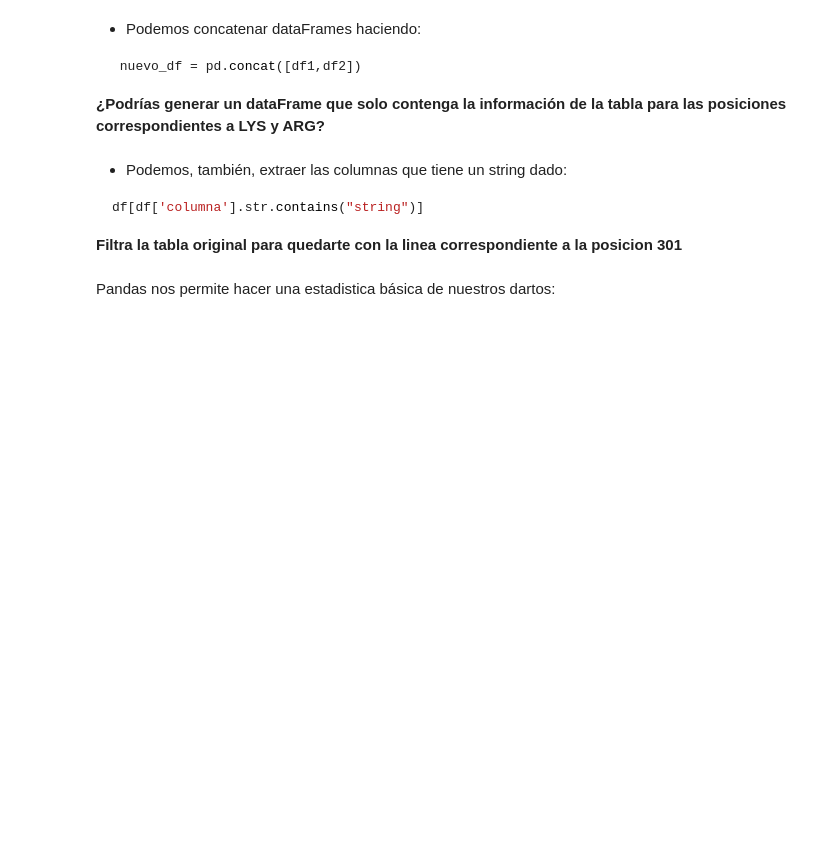
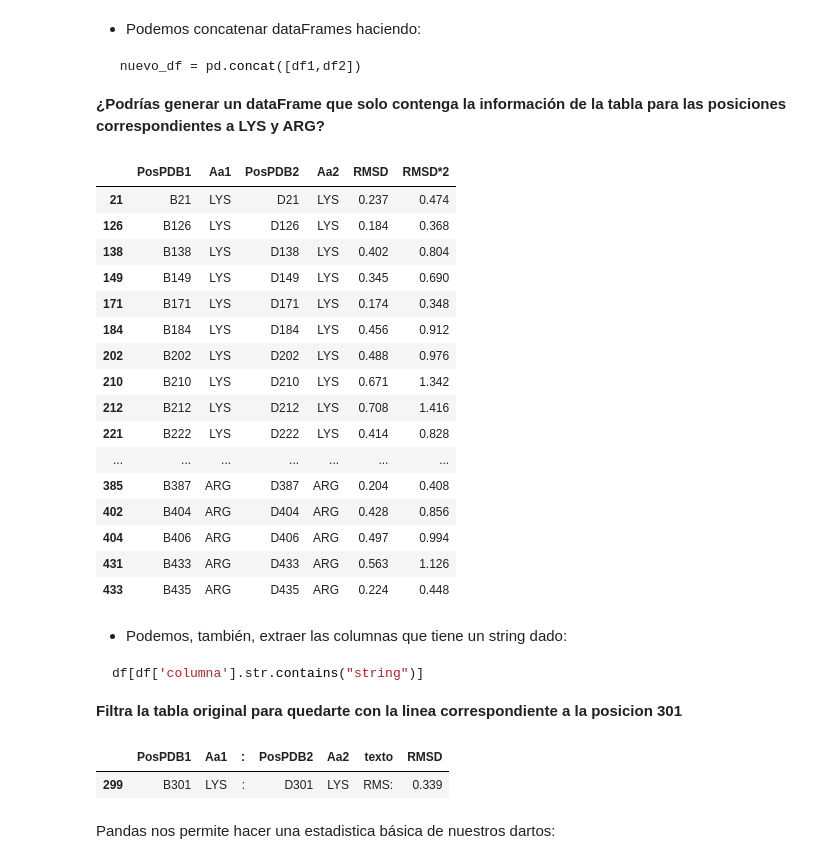
Before and after one commit to pache0015/Bioinformatica-UNQ, a Jupyter notebook: TP - 8 (analisis de datos)/TP_8_PANDAS_usos_y_desusos.ipynb, the cells around one changed output. Saved outputs shown, nothing was run; the diff lists cells and outputs as text; code cells hidden in the pictures; blank space fills up the shorter version.

````diff
--- a/TP - 8 (analisis de datos)/TP_8_PANDAS_usos_y_desusos.ipynb
+++ b/TP - 8 (analisis de datos)/TP_8_PANDAS_usos_y_desusos.ipynb
@@ -184,6 +266,26 @@ df['nombre de la columna'].loc[0]
  nuevo_df = pd.concat([df1,df2])
 ```
 **¿Podrías generar un dataFrame que solo contenga la información de la tabla para las posiciones correspondientes a LYS y ARG?**
+# %%
+pd.concat([tabla[tabla['Aa1'] == 'LYS'],tabla[tabla['Aa1'] == 'ARG']])
+# %% [output]
+|  | PosPDB1 | Aa1 | PosPDB2 | Aa2 | RMSD | RMSD*2 |
+| 21 | B21 | LYS | D21 | LYS | 0.237 | 0.474 |
+| 126 | B126 | LYS | D126 | LYS | 0.184 | 0.368 |
+| 138 | B138 | LYS | D138 | LYS | 0.402 | 0.804 |
+| 149 | B149 | LYS | D149 | LYS | 0.345 | 0.690 |
+| 171 | B171 | LYS | D171 | LYS | 0.174 | 0.348 |
+| 184 | B184 | LYS | D184 | LYS | 0.456 | 0.912 |
+| 202 | B202 | LYS | D202 | LYS | 0.488 | 0.976 |
+| 210 | B210 | LYS | D210 | LYS | 0.671 | 1.342 |
+| 212 | B212 | LYS | D212 | LYS | 0.708 | 1.416 |
+| 221 | B222 | LYS | D222 | LYS | 0.414 | 0.828 |
+| ... | ... | ... | ... | ... | ... | ... |
+| 385 | B387 | ARG | D387 | ARG | 0.204 | 0.408 |
+| 402 | B404 | ARG | D404 | ARG | 0.428 | 0.856 |
+| 404 | B406 | ARG | D406 | ARG | 0.497 | 0.994 |
+| 431 | B433 | ARG | D433 | ARG | 0.563 | 1.126 |
+| 433 | B435 | ARG | D435 | ARG | 0.224 | 0.448 |
 # %% [markdown]
 + Podemos, también, extraer las columnas que tiene un string dado:
 
@@ -192,6 +294,11 @@ df['nombre de la columna'].loc[0]
 df[df['columna'].str.contains("string")]
 ```
 **Filtra la tabla original para quedarte con la linea correspondiente a la posicion 301**
+# %%
+tabla[tabla['PosPDB1'].str.contains("B301")]
+# %% [output]
+|  | PosPDB1 | Aa1 | : | PosPDB2 | Aa2 | texto | RMSD |
+| 299 | B301 | LYS | : | D301 | LYS | RMS: | 0.339 |
 # %% [markdown]
 Pandas nos permite hacer una estadistica básica de nuestros dartos:
 # %%
````
Also changed, not shown: parts of 20 cells of this notebook, 1 other file.
